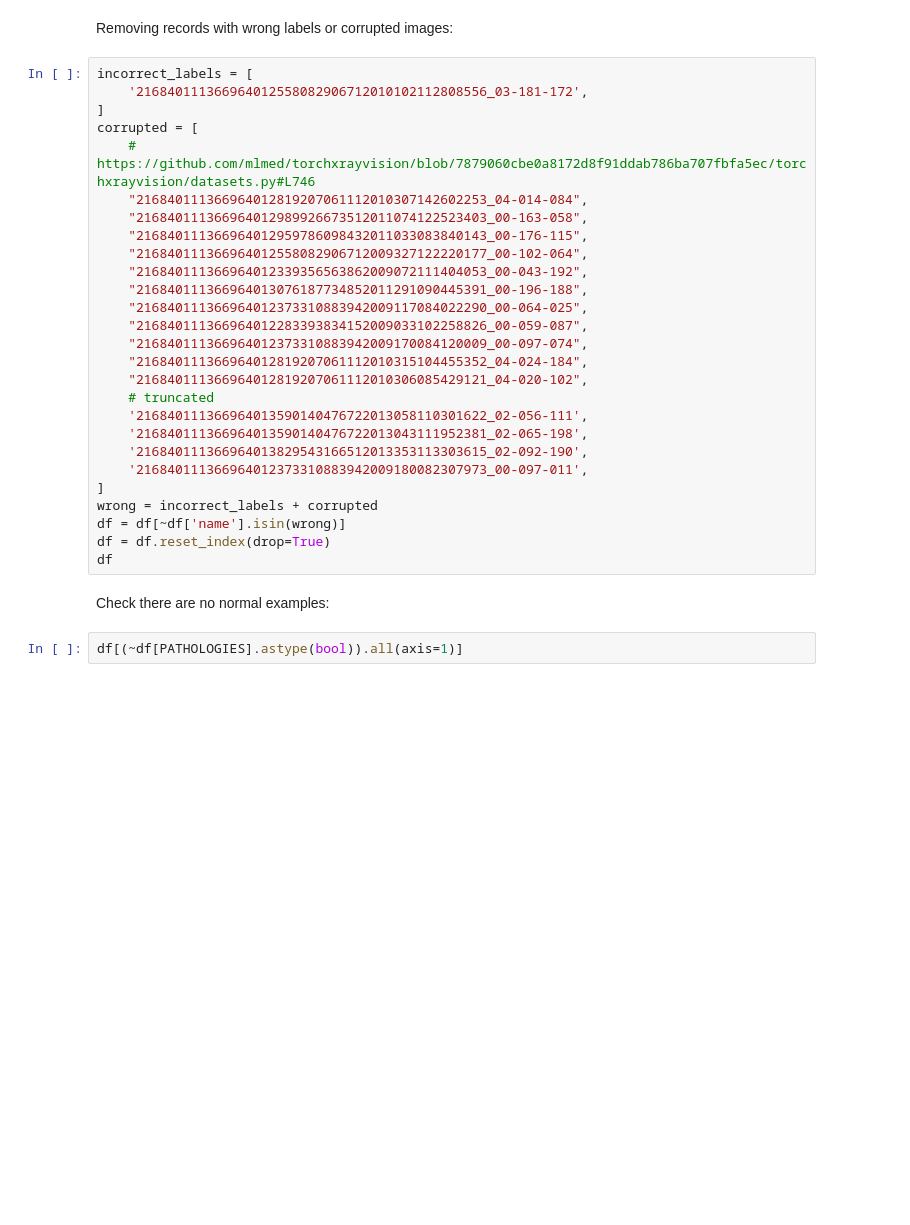
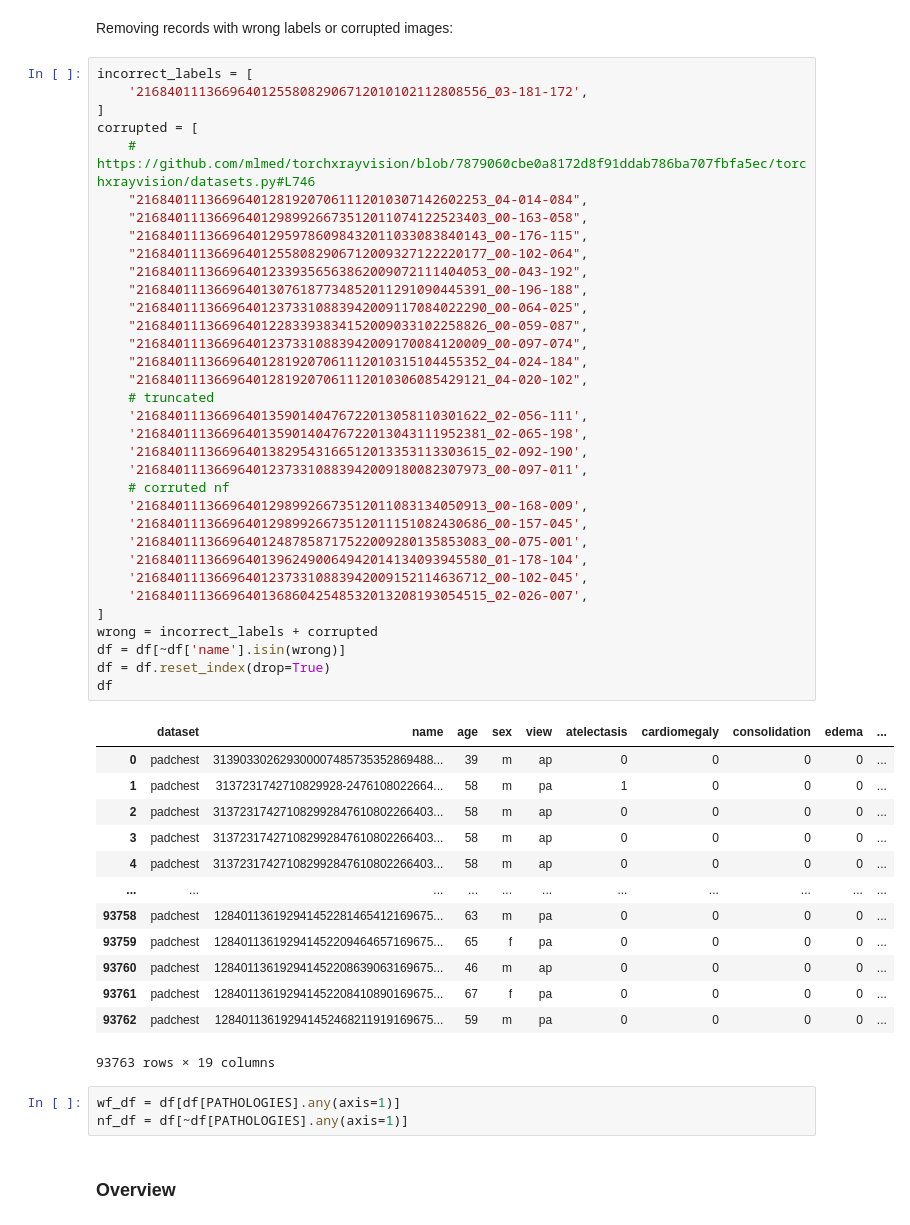
Before and after one commit to richardtml/metachest-dev, a Jupyter notebook: padchest.ipynb, the cells around one changed output. Cells and saved outputs as stored; diff of their text form; blank space fills up the shorter version.

```diff
--- a/padchest.ipynb
+++ b/padchest.ipynb
@@ -118,31 +182,53 @@ Removing records with wrong labels or corrupted images:
 # %%
 incorrect_labels = [
     '216840111366964012558082906712010102112808556_03-181-172',
 ]
 corrupted = [
     # https://github.com/mlmed/torchxrayvision/blob/7879060cbe0a8172d8f91ddab786ba707fbfa5ec/torchxrayvision/datasets.py#L746
     "216840111366964012819207061112010307142602253_04-014-084",
     "216840111366964012989926673512011074122523403_00-163-058",
     "216840111366964012959786098432011033083840143_00-176-115",
     "216840111366964012558082906712009327122220177_00-102-064",
     "216840111366964012339356563862009072111404053_00-043-192",
     "216840111366964013076187734852011291090445391_00-196-188",
     "216840111366964012373310883942009117084022290_00-064-025",
     "216840111366964012283393834152009033102258826_00-059-087",
     "216840111366964012373310883942009170084120009_00-097-074",
     "216840111366964012819207061112010315104455352_04-024-184",
     "216840111366964012819207061112010306085429121_04-020-102",
     # truncated
     '216840111366964013590140476722013058110301622_02-056-111',
     '216840111366964013590140476722013043111952381_02-065-198',
     '216840111366964013829543166512013353113303615_02-092-190',
     '216840111366964012373310883942009180082307973_00-097-011',
+    # corruted nf
+    '216840111366964012989926673512011083134050913_00-168-009',
+    '216840111366964012989926673512011151082430686_00-157-045',
+    '216840111366964012487858717522009280135853083_00-075-001',
+    '216840111366964013962490064942014134093945580_01-178-104',
+    '216840111366964012373310883942009152114636712_00-102-045',
+    '216840111366964013686042548532013208193054515_02-026-007',
 ]
 wrong = incorrect_labels + corrupted
 df = df[~df['name'].isin(wrong)]
 df = df.reset_index(drop=True)
 df
+# %% [output]
+|  | dataset | name | age | sex | view | atelectasis | cardiomegaly | consolidation | edema | ... |
+| 0 | padchest | 313903302629300007485735352869488... | 39 | m | ap | 0 | 0 | 0 | 0 | ... |
+| 1 | padchest | 3137231742710829928-2476108022664... | 58 | m | pa | 1 | 0 | 0 | 0 | ... |
+| 2 | padchest | 313723174271082992847610802266403... | 58 | m | ap | 0 | 0 | 0 | 0 | ... |
+| 3 | padchest | 313723174271082992847610802266403... | 58 | m | ap | 0 | 0 | 0 | 0 | ... |
+| 4 | padchest | 313723174271082992847610802266403... | 58 | m | ap | 0 | 0 | 0 | 0 | ... |
+| ... | ... | ... | ... | ... | ... | ... | ... | ... | ... | ... |
+| 93758 | padchest | 128401136192941452281465412169675... | 63 | m | pa | 0 | 0 | 0 | 0 | ... |
+| 93759 | padchest | 128401136192941452209464657169675... | 65 | f | pa | 0 | 0 | 0 | 0 | ... |
+| 93760 | padchest | 128401136192941452208639063169675... | 46 | m | ap | 0 | 0 | 0 | 0 | ... |
+| 93761 | padchest | 128401136192941452208410890169675... | 67 | f | pa | 0 | 0 | 0 | 0 | ... |
+| 93762 | padchest | 128401136192941452468211919169675... | 59 | m | pa | 0 | 0 | 0 | 0 | ... |
+93763 rows × 19 columns
-# %% [markdown]
- Check there are no normal examples:
-# %%
-df[(~df[PATHOLOGIES].astype(bool)).all(axis=1)]
+# %%
+wf_df = df[df[PATHOLOGIES].any(axis=1)]
+nf_df = df[~df[PATHOLOGIES].any(axis=1)]
+# %% [markdown]
+### Overview
```
Also changed, not shown: parts of 14 cells of this notebook, 4 other files.
